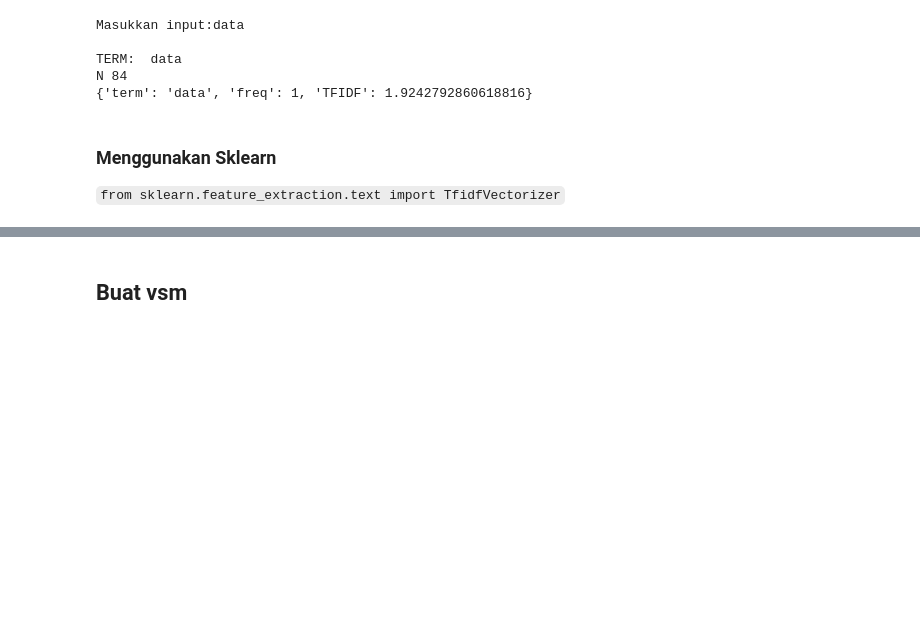
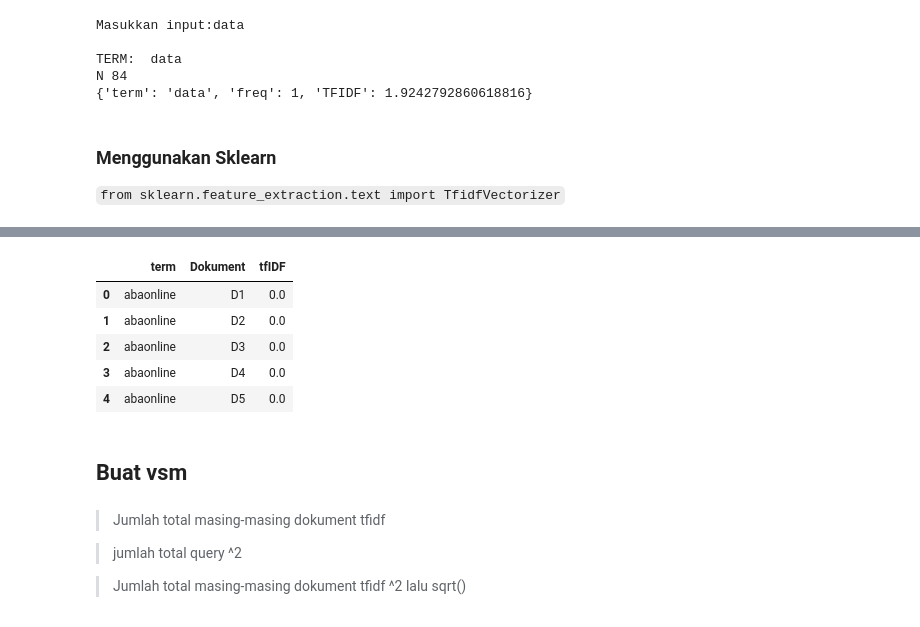
Before and after one commit to ackermanjayjay/tugas-tki, a Jupyter notebook: code/Tugas.ipynb, the cells around one changed output, grey strips where cells are left out. Cells and saved outputs as stored; diff of their text form; code cells hidden in the pictures; blank space fills up the shorter version.

```diff
--- a/code/Tugas.ipynb
+++ b/code/Tugas.ipynb
@@ -488,2 +518,18 @@ matrices_indices_tf.head()
+# %%
+data_TFIDF=data_tfIDF.rename(columns={0:'tfIDF', 'level_0': 'term','level_1': 'Dokument'})
+data_TFIDF.head()
+# %% [output]
+|  | term | Dokument | tfIDF |
+| 0 | abaonline | D1 | 0.0 |
+| 1 | abaonline | D2 | 0.0 |
+| 2 | abaonline | D3 | 0.0 |
+| 3 | abaonline | D4 | 0.0 |
+| 4 | abaonline | D5 | 0.0 |
 # %% [markdown]
 ## Buat vsm
+# %% [markdown]
+> Jumlah total masing-masing dokument tfidf
+
+> jumlah total query ^2
+
+> Jumlah total masing-masing dokument tfidf ^2 lalu sqrt()
```
Also changed, not shown: parts of 6 cells of this notebook.
